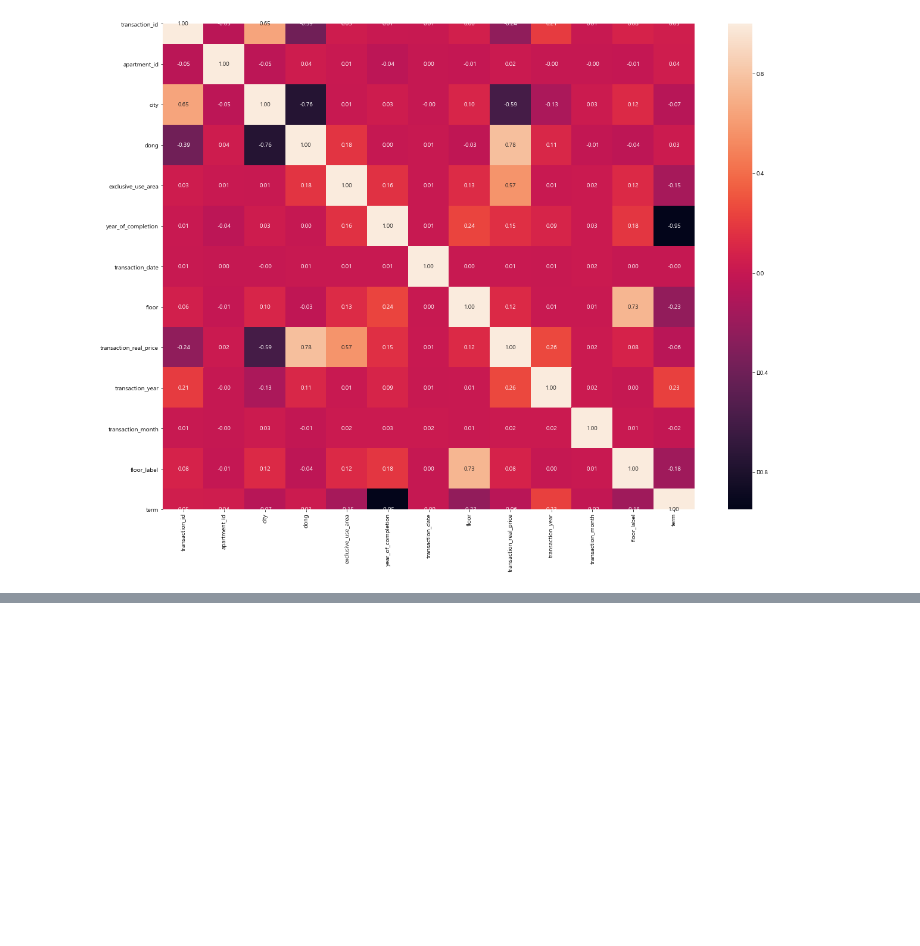
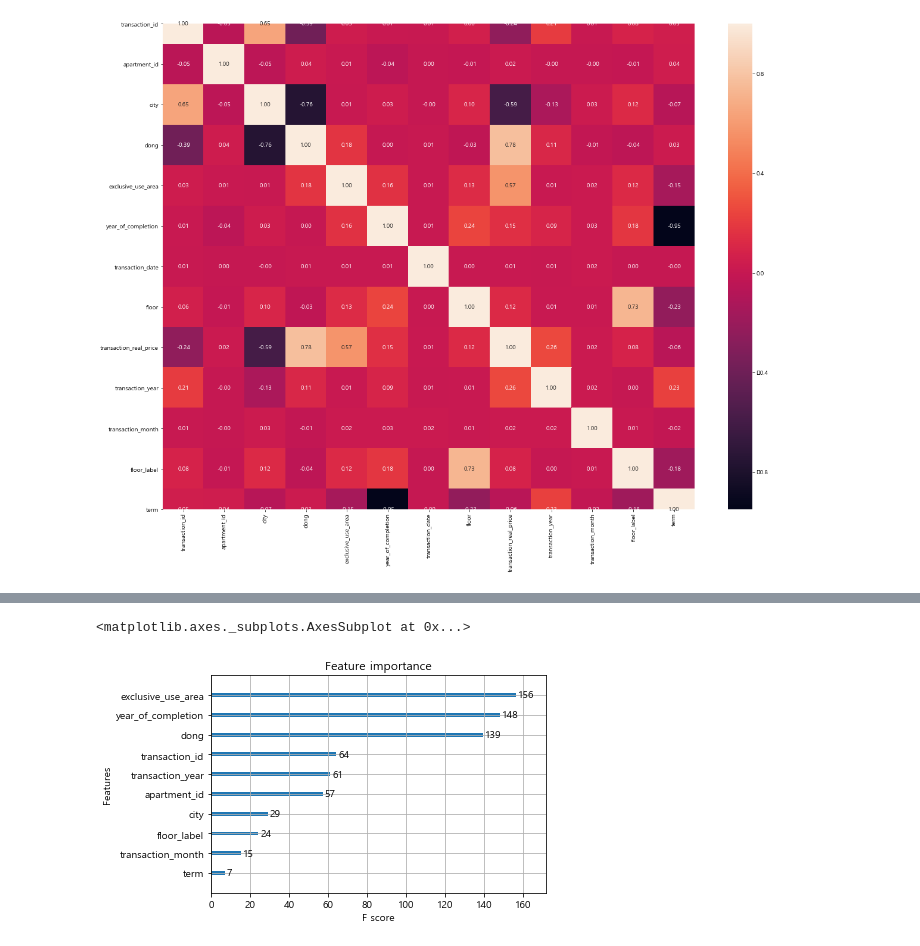
Before and after one commit to DSC-SCH/Apt_real_price_prediction, a Jupyter notebook: Apt_real_price_prediction.ipynb, the cells around one changed output, grey strips where cells are left out. Drawn from its saved outputs; the diff is of its cells as text; code cells hidden in the pictures; blank space fills up the shorter version.

```diff
--- a/Apt_real_price_prediction.ipynb
+++ b/Apt_real_price_prediction.ipynb
@@ -503,0 +506,5 @@ fig.set_size_inches(20,15)
+# %%
+price=train_data['transaction_real_price']
+del train_data['transaction_real_price']
+del train_data['floor']
+del test_data['floor']
@@ -503,0 +514,3 @@ fig.set_size_inches(20,15)
+# %%
+model=XGBRegressor()
+model.fit(train_data,price)
@@ -503,0 +526,5 @@ fig.set_size_inches(20,15)
+# %%
+plot_importance(model)
+# %% [output]
+<matplotlib.axes._subplots.AxesSubplot at 0x...>
+[figure, added]
```
Also changed, not shown: parts of 3 cells of this notebook.
